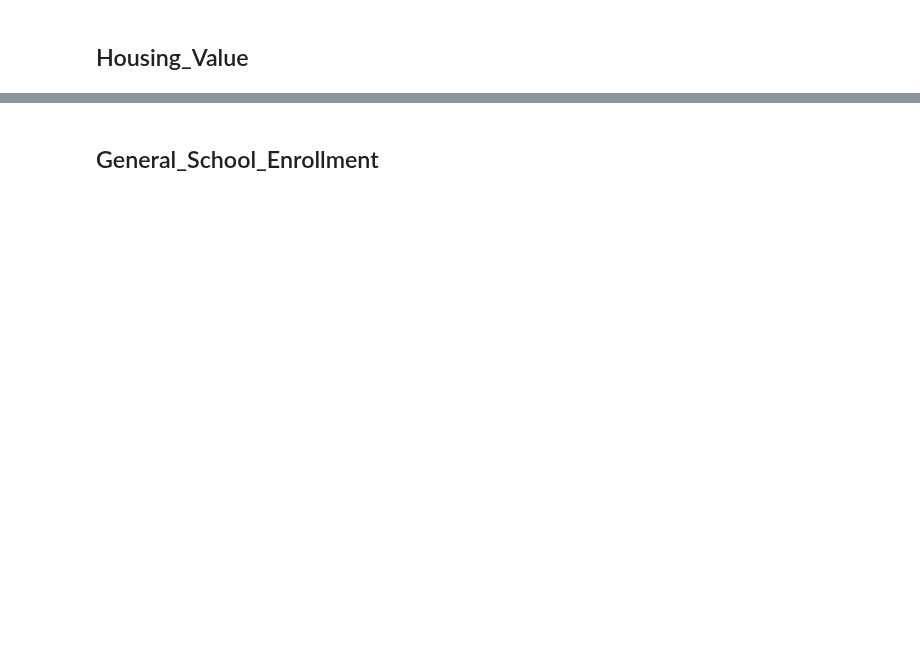
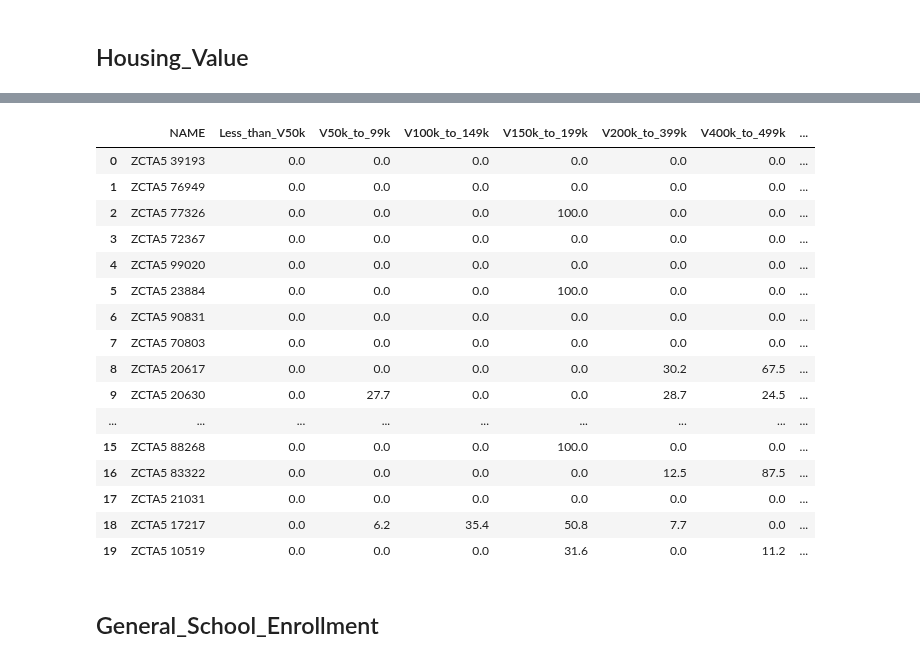
Before and after one commit to xindixu/US-demographic-analysis, a Jupyter notebook: primary-data/acs_2018_modeled.ipynb, the cells around one changed output, grey strips where cells are left out. Saved outputs shown, nothing was run; the diff lists cells and outputs as text; code cells hidden in the pictures; blank space fills up the shorter version.

```diff
--- a/primary-data/acs_2018_modeled.ipynb
+++ b/primary-data/acs_2018_modeled.ipynb
@@ -541,5 +636,29 @@ INFO:apache_beam.io.gcp.bigquery_tools:Created table sashimi-266523.acs_2018_mod
  tableId: 'Housing_Value_Beam'>
  type: 'TABLE'>.
 WARNING:apache_beam.io.gcp.bigquery_tools:Sleeping for 150 seconds before the write as BigQuery inserts can be routed to deleted table for 2 mins after the delete and create.
+# %%
+%%bigquery
+select *
+from acs_2018_modeled.Housing_Value_Beam
+where NAME is not null
+limit 20
+# %% [output]
+|  | NAME | Less_than_V50k | V50k_to_99k | V100k_to_149k | V150k_to_199k | V200k_to_399k | V400k_to_499k | ... |
+| 0 | ZCTA5 39193 | 0.0 | 0.0 | 0.0 | 0.0 | 0.0 | 0.0 | ... |
+| 1 | ZCTA5 76949 | 0.0 | 0.0 | 0.0 | 0.0 | 0.0 | 0.0 | ... |
+| 2 | ZCTA5 77326 | 0.0 | 0.0 | 0.0 | 100.0 | 0.0 | 0.0 | ... |
+| 3 | ZCTA5 72367 | 0.0 | 0.0 | 0.0 | 0.0 | 0.0 | 0.0 | ... |
+| 4 | ZCTA5 99020 | 0.0 | 0.0 | 0.0 | 0.0 | 0.0 | 0.0 | ... |
+| 5 | ZCTA5 23884 | 0.0 | 0.0 | 0.0 | 100.0 | 0.0 | 0.0 | ... |
+| 6 | ZCTA5 90831 | 0.0 | 0.0 | 0.0 | 0.0 | 0.0 | 0.0 | ... |
+| 7 | ZCTA5 70803 | 0.0 | 0.0 | 0.0 | 0.0 | 0.0 | 0.0 | ... |
+| 8 | ZCTA5 20617 | 0.0 | 0.0 | 0.0 | 0.0 | 30.2 | 67.5 | ... |
+| 9 | ZCTA5 20630 | 0.0 | 27.7 | 0.0 | 0.0 | 28.7 | 24.5 | ... |
+| ... | ... | ... | ... | ... | ... | ... | ... | ... |
+| 15 | ZCTA5 88268 | 0.0 | 0.0 | 0.0 | 100.0 | 0.0 | 0.0 | ... |
+| 16 | ZCTA5 83322 | 0.0 | 0.0 | 0.0 | 0.0 | 12.5 | 87.5 | ... |
+| 17 | ZCTA5 21031 | 0.0 | 0.0 | 0.0 | 0.0 | 0.0 | 0.0 | ... |
+| 18 | ZCTA5 17217 | 0.0 | 6.2 | 35.4 | 50.8 | 7.7 | 0.0 | ... |
+| 19 | ZCTA5 10519 | 0.0 | 0.0 | 0.0 | 31.6 | 0.0 | 11.2 | ... |
 # %% [markdown]
 ## General_School_Enrollment
```
Also changed, not shown: parts of 19 cells of this notebook, 10 other files.
